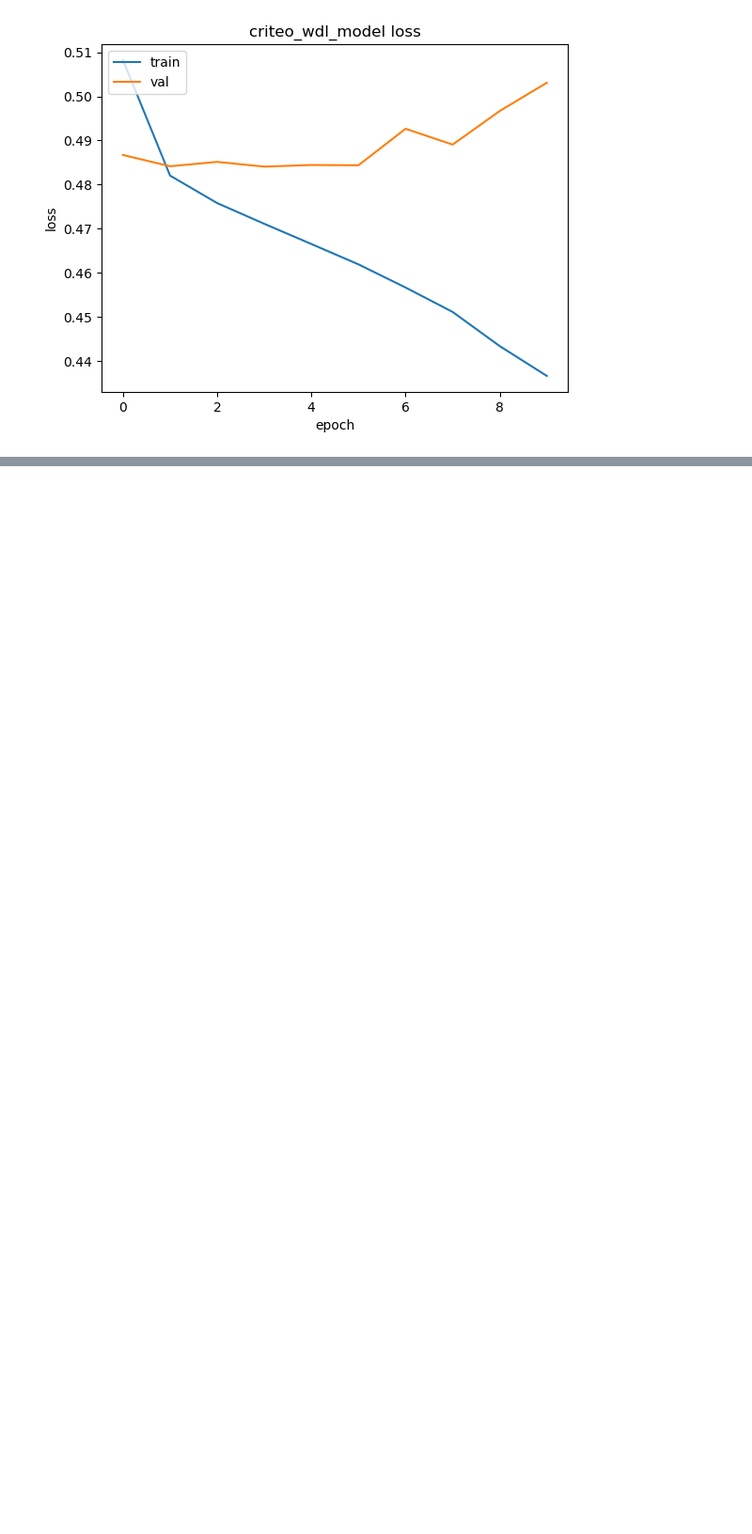
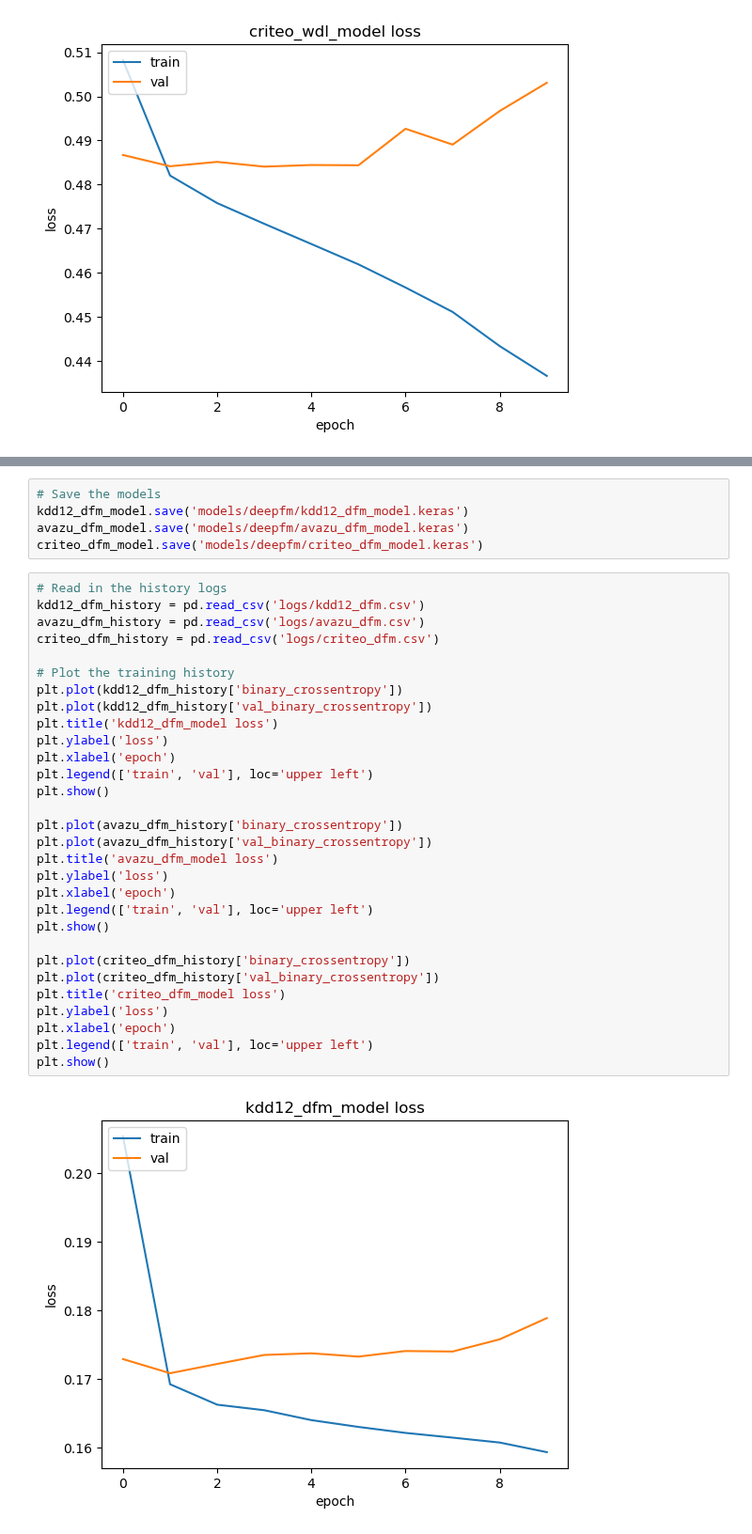
Before and after one commit to martinbatek/drl-ad-personalization, a Jupyter notebook: first_draft_notebook.ipynb, the cells around one changed output, grey strips where cells are left out. Shown at 94% size. Saved outputs shown, nothing was run; the diff lists cells and outputs as text; blank space fills up the shorter version.

Commit message:
deepfm model train

```diff
--- a/first_draft_notebook.ipynb
+++ b/first_draft_notebook.ipynb
@@ -383,0 +443,37 @@ plt.show()
+# %%
+# Save the models
+kdd12_dfm_model.save('models/deepfm/kdd12_dfm_model.keras')
+avazu_dfm_model.save('models/deepfm/avazu_dfm_model.keras')
+criteo_dfm_model.save('models/deepfm/criteo_dfm_model.keras')
+# %%
+# Read in the history logs
+kdd12_dfm_history = pd.read_csv('logs/kdd12_dfm.csv')
+avazu_dfm_history = pd.read_csv('logs/avazu_dfm.csv')
+criteo_dfm_history = pd.read_csv('logs/criteo_dfm.csv')
+
+# Plot the training history
+plt.plot(kdd12_dfm_history['binary_crossentropy'])
+plt.plot(kdd12_dfm_history['val_binary_crossentropy'])
+plt.title('kdd12_dfm_model loss')
+plt.ylabel('loss')
+plt.xlabel('epoch')
+plt.legend(['train', 'val'], loc='upper left')
+plt.show()
+
+plt.plot(avazu_dfm_history['binary_crossentropy'])
+plt.plot(avazu_dfm_history['val_binary_crossentropy'])
+plt.title('avazu_dfm_model loss')
+plt.ylabel('loss')
+plt.xlabel('epoch')
+plt.legend(['train', 'val'], loc='upper left')
+plt.show()
+
+plt.plot(criteo_dfm_history['binary_crossentropy'])
+plt.plot(criteo_dfm_history['val_binary_crossentropy'])
+plt.title('criteo_dfm_model loss')
+plt.ylabel('loss')
+plt.xlabel('epoch')
+plt.legend(['train', 'val'], loc='upper left')
+plt.show()
+# %% [output]
+[figure, added]
```
Also changed, not shown: parts of 6 cells of this notebook.
